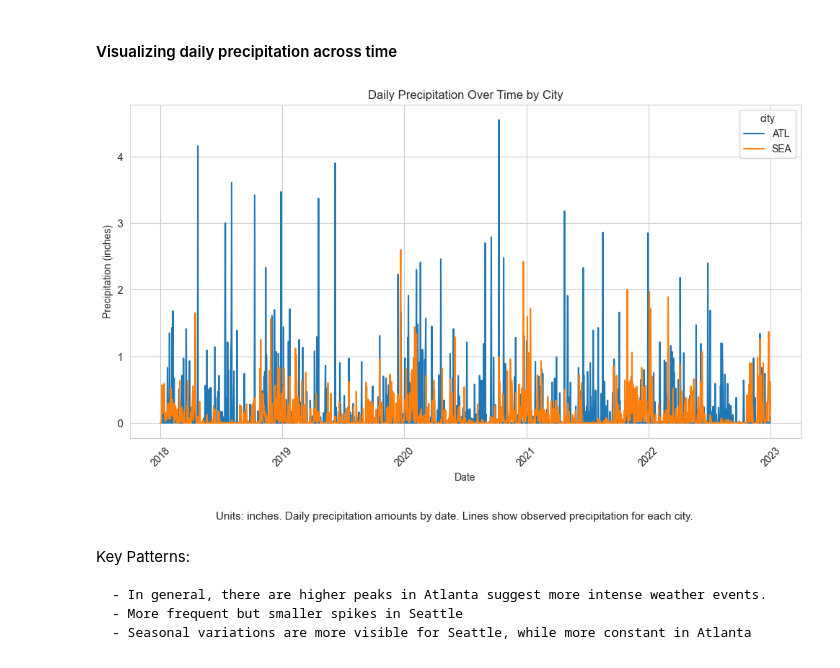
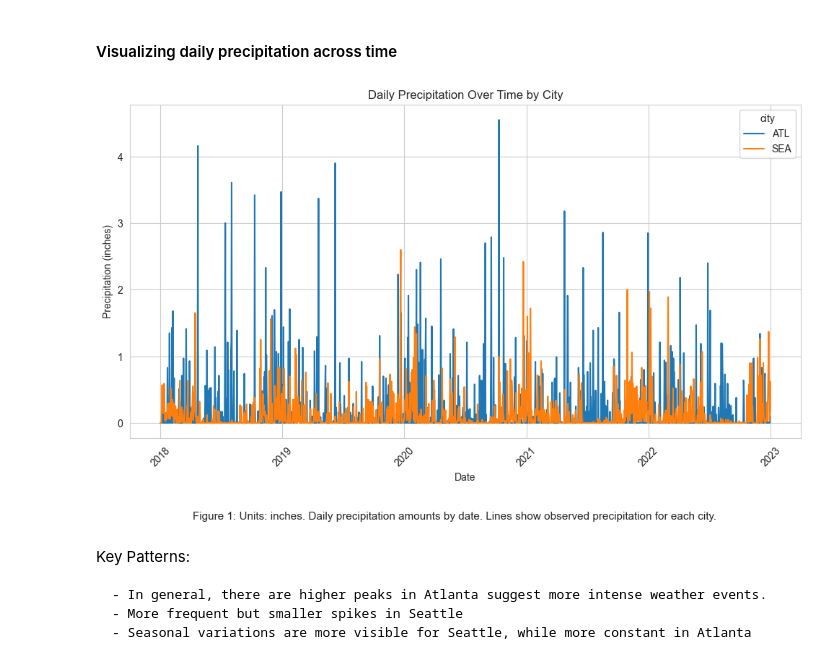
Before and after one commit to dcnguyen060899/weather, a Jupyter notebook: code/eda_modelling.ipynb, the cells around one changed output. Drawn from its saved outputs; the diff is of its cells as text; code cells hidden in the pictures.

```diff
--- a/code/eda_modelling.ipynb
+++ b/code/eda_modelling.ipynb
@@ -113,17 +130,17 @@ Statistical Significance Approximation
 # %%
 plt.figure(figsize=(12, 6))
 sns.lineplot(data=df, x='DATE', y='precipitation', hue='city')
 plt.title('Daily Precipitation Over Time by City')
 plt.xlabel('Date')
 plt.ylabel('Precipitation (inches)')
 plt.xticks(rotation=45)
 fig = plt.gcf()
-caption = ("Units: inches. Daily precipitation amounts by date. "
+caption = ("Figure 1: Units: inches. Daily precipitation amounts by date. "
            "Lines show observed precipitation for each city.")
 fig.text(0.5, -0.06, caption, ha='center', va='top', fontsize=11)
 plt.show()
 # %% [output]
-[figure, old version]
+[figure, new version]
 # %% [markdown]
 Key Patterns:
 
```
Also changed, not shown: parts of 4 cells of this notebook, 1 other file.
